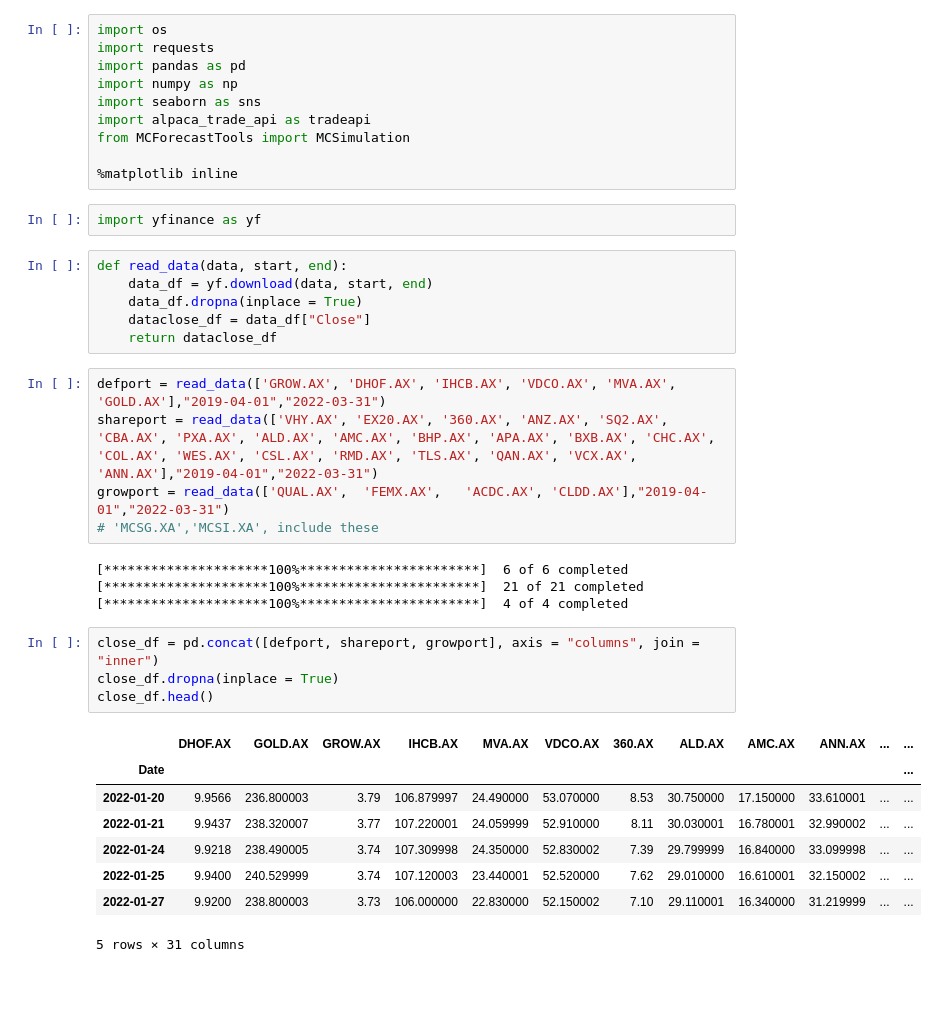
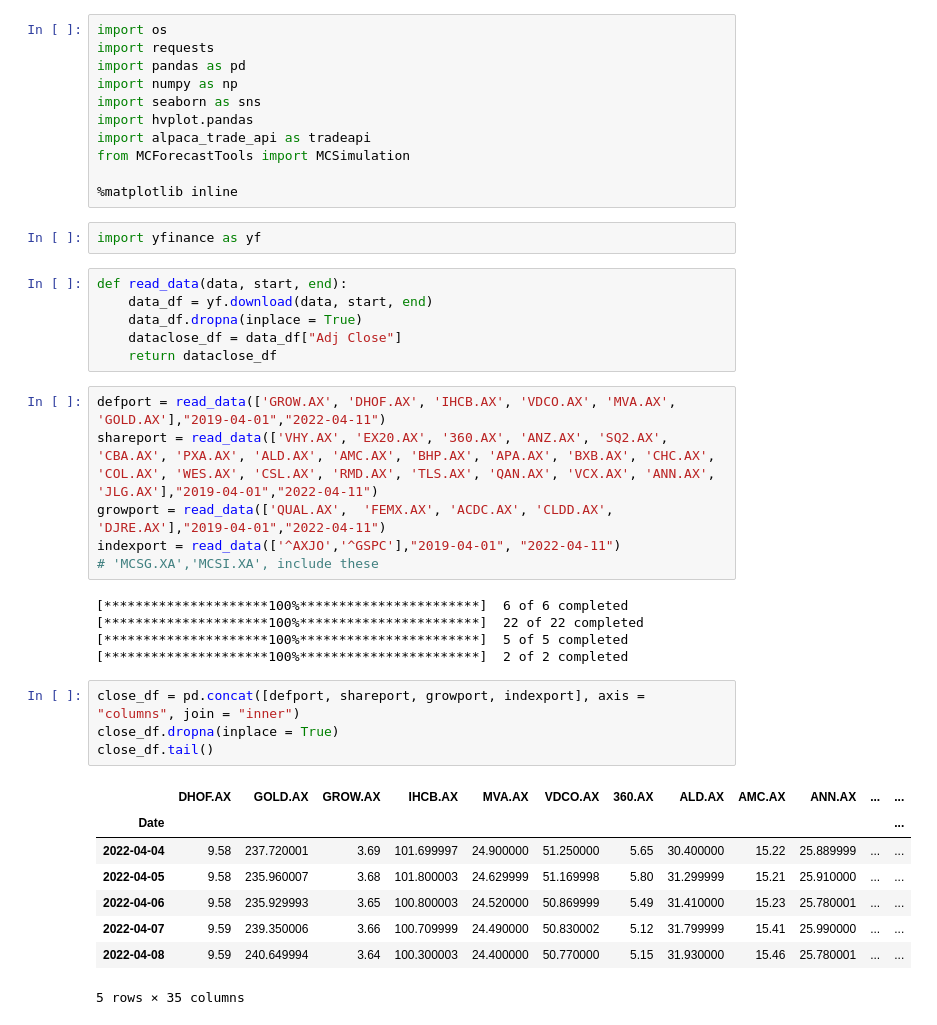
Before and after one commit to JimP315/PossibleAPI, a Jupyter notebook: PossibleAPI.ipynb, the cells around one changed output. Saved outputs shown, nothing was run; the diff lists cells and outputs as text; blank space fills up the shorter version.

```diff
--- a/PossibleAPI.ipynb
+++ b/PossibleAPI.ipynb
@@ -4,6 +4,7 @@ import requests
 import pandas as pd
 import numpy as np
 import seaborn as sns
+import hvplot.pandas
 import alpaca_trade_api as tradeapi
 from MCForecastTools import MCSimulation
 
@@ -14,27 +15,29 @@ import yfinance as yf
 def read_data(data, start, end):
     data_df = yf.download(data, start, end)
     data_df.dropna(inplace = True)
-    dataclose_df = data_df["Close"]
+    dataclose_df = data_df["Adj Close"]
     return dataclose_df
 # %%
-defport = read_data(['GROW.AX', 'DHOF.AX', 'IHCB.AX', 'VDCO.AX', 'MVA.AX', 'GOLD.AX'],"2019-04-01","2022-03-31")
-shareport = read_data(['VHY.AX', 'EX20.AX', '360.AX', 'ANZ.AX', 'SQ2.AX', 'CBA.AX', 'PXA.AX', 'ALD.AX', 'AMC.AX', 'BHP.AX', 'APA.AX', 'BXB.AX', 'CHC.AX', 'COL.AX', 'WES.AX', 'CSL.AX', 'RMD.AX', 'TLS.AX', 'QAN.AX', 'VCX.AX', 'ANN.AX'],"2019-04-01","2022-03-31")
-growport = read_data(['QUAL.AX',  'FEMX.AX',   'ACDC.AX', 'CLDD.AX'],"2019-04-01","2022-03-31")
+defport = read_data(['GROW.AX', 'DHOF.AX', 'IHCB.AX', 'VDCO.AX', 'MVA.AX', 'GOLD.AX'],"2019-04-01","2022-04-11")
+shareport = read_data(['VHY.AX', 'EX20.AX', '360.AX', 'ANZ.AX', 'SQ2.AX', 'CBA.AX', 'PXA.AX', 'ALD.AX', 'AMC.AX', 'BHP.AX', 'APA.AX', 'BXB.AX', 'CHC.AX', 'COL.AX', 'WES.AX', 'CSL.AX', 'RMD.AX', 'TLS.AX', 'QAN.AX', 'VCX.AX', 'ANN.AX', 'JLG.AX'],"2019-04-01","2022-04-11")
+growport = read_data(['QUAL.AX',  'FEMX.AX', 'ACDC.AX', 'CLDD.AX', 'DJRE.AX'],"2019-04-01","2022-04-11")
+indexport = read_data(['^AXJO','^GSPC'],"2019-04-01", "2022-04-11")
 # 'MCSG.XA','MCSI.XA', include these
 # %% [output]
 [*********************100%***********************]  6 of 6 completed
-[*********************100%***********************]  21 of 21 completed
-[*********************100%***********************]  4 of 4 completed
+[*********************100%***********************]  22 of 22 completed
+[*********************100%***********************]  5 of 5 completed
+[*********************100%***********************]  2 of 2 completed
 # %%
-close_df = pd.concat([defport, shareport, growport], axis = "columns", join = "inner")
+close_df = pd.concat([defport, shareport, growport, indexport], axis = "columns", join = "inner")
 close_df.dropna(inplace = True)
-close_df.head()
+close_df.tail()
 # %% [output]
 |  | DHOF.AX | GOLD.AX | GROW.AX | IHCB.AX | MVA.AX | VDCO.AX | 360.AX | ALD.AX | AMC.AX | ANN.AX | ... | ... |
 | Date |  |  |  |  |  |  |  |  |  |  |  | ... |
-| 2022-01-20 | 9.9566 | 236.800003 | 3.79 | 106.879997 | 24.490000 | 53.070000 | 8.53 | 30.750000 | 17.150000 | 33.610001 | ... | ... |
-| 2022-01-21 | 9.9437 | 238.320007 | 3.77 | 107.220001 | 24.059999 | 52.910000 | 8.11 | 30.030001 | 16.780001 | 32.990002 | ... | ... |
-| 2022-01-24 | 9.9218 | 238.490005 | 3.74 | 107.309998 | 24.350000 | 52.830002 | 7.39 | 29.799999 | 16.840000 | 33.099998 | ... | ... |
-| 2022-01-25 | 9.9400 | 240.529999 | 3.74 | 107.120003 | 23.440001 | 52.520000 | 7.62 | 29.010000 | 16.610001 | 32.150002 | ... | ... |
-| 2022-01-27 | 9.9200 | 238.800003 | 3.73 | 106.000000 | 22.830000 | 52.150002 | 7.10 | 29.110001 | 16.340000 | 31.219999 | ... | ... |
+| 2022-04-04 | 9.58 | 237.720001 | 3.69 | 101.699997 | 24.900000 | 51.250000 | 5.65 | 30.400000 | 15.22 | 25.889999 | ... | ... |
+| 2022-04-05 | 9.58 | 235.960007 | 3.68 | 101.800003 | 24.629999 | 51.169998 | 5.80 | 31.299999 | 15.21 | 25.910000 | ... | ... |
+| 2022-04-06 | 9.58 | 235.929993 | 3.65 | 100.800003 | 24.520000 | 50.869999 | 5.49 | 31.410000 | 15.23 | 25.780001 | ... | ... |
+| 2022-04-07 | 9.59 | 239.350006 | 3.66 | 100.709999 | 24.490000 | 50.830002 | 5.12 | 31.799999 | 15.41 | 25.990000 | ... | ... |
+| 2022-04-08 | 9.59 | 240.649994 | 3.64 | 100.300003 | 24.400000 | 50.770000 | 5.15 | 31.930000 | 15.46 | 25.780001 | ... | ... |
-5 rows × 31 columns
+5 rows × 35 columns
```
Also changed, not shown: parts of 26 cells of this notebook.
